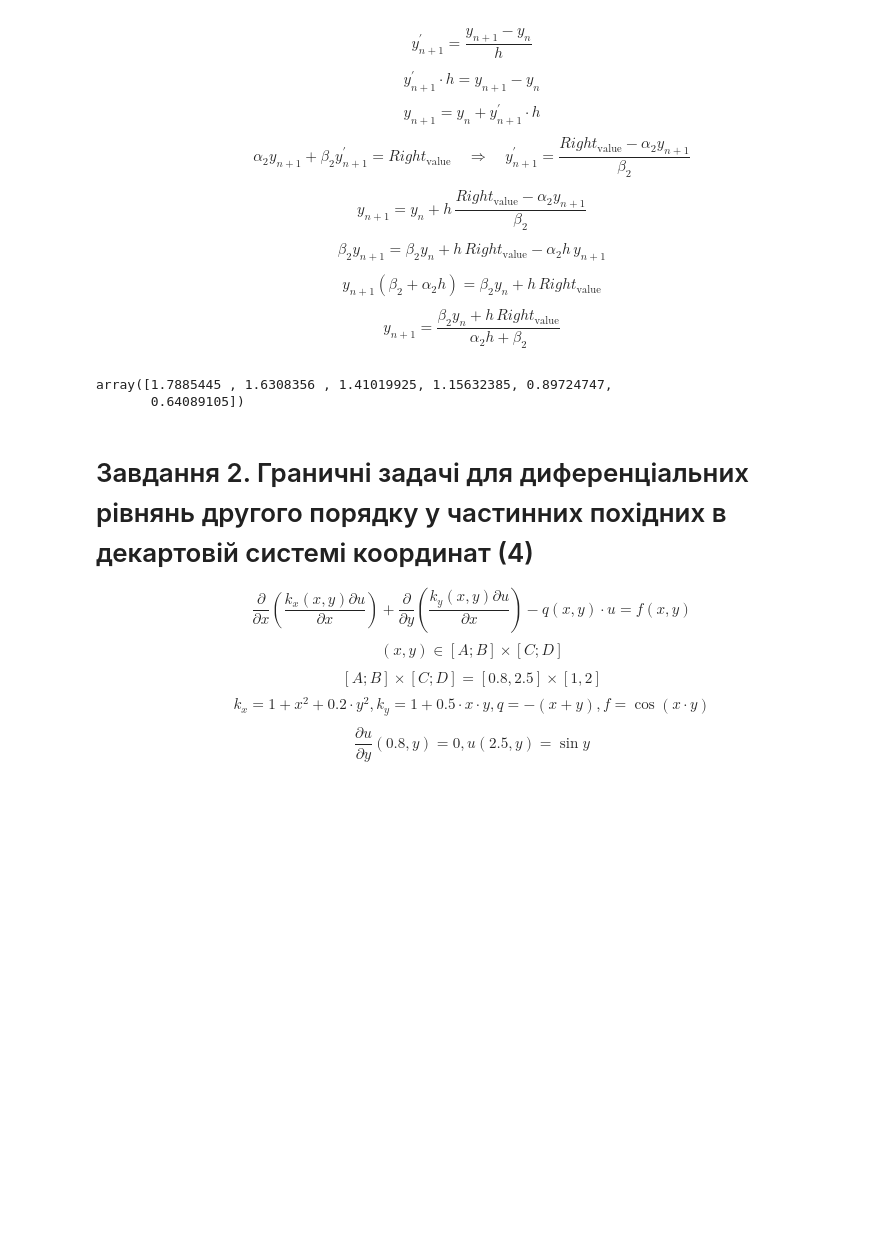
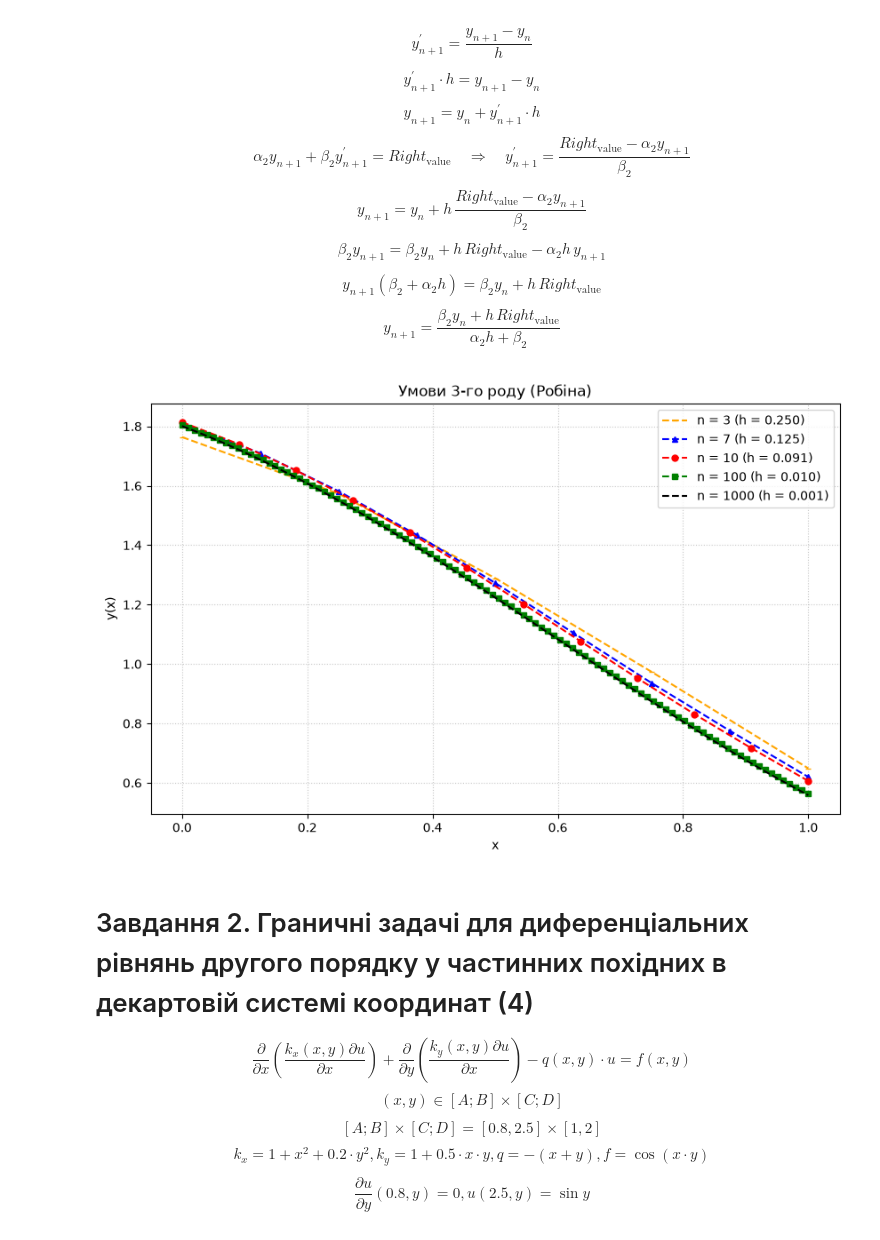
Before and after one commit to KlymentievMaksym/BMMNS, a Jupyter notebook: labs/lab1/lab1.ipynb, the cells around one changed output. Saved outputs shown, nothing was run; the diff lists cells and outputs as text; code cells hidden in the pictures; blank space fills up the shorter version.

```diff
--- a/labs/lab1/lab1.ipynb
+++ b/labs/lab1/lab1.ipynb
@@ -520,34 +582,43 @@ y_{n+1} \left( \beta_2 + \alpha_2 h \right) = \beta_2 y_n + h \, Right_{\text{va
 # %%
 alpha = [1, 2]
 beta = [1, 1]
 
 def modify_array_robin(A: np.ndarray, B: np.ndarray, C: np.ndarray, D: np.ndarray, A_0: float, C_np: float, y_start: float, y_end: float, h: float) -> None:
     B[0] += A_0 * beta[0]/(beta[0] - alpha[0] * h)
     D[0] += A_0 * (y_start * h)/(beta[0] - alpha[0] * h)
     B[-1] += C_np * beta[1]/(alpha[1] * h + beta[1])
     D[-1] -= C_np * (h * y_end)/(alpha[1] * h + beta[1])
 
 def modify_yse_robin(y_start: float, y_end: float, y_inside: np.ndarray, h: float) -> tuple[float, float]:
     y_start = (beta[0] * y_inside[0]  - h * y_start)  / (beta[0] - alpha[0] * h)
     y_end = (beta[1] * y_inside[-1] + h * y_end) / (alpha[1] * h + beta[1])
 
     return y_start, y_end
 
 solve_task1(
     P=lambda x: 1 + 0*x,
     Q=lambda x: x**2,
     R=lambda x: 1 + 0*x,
     f=lambda x: np.sin(x),
     y_start=1,
     y_end=0,
     limits=[0, 1],
     modify_array=modify_array_robin,
     modify_yse=modify_yse_robin,
     n=4
 )
+
+
+plot_comparisons(
+    task_name="Умови 3-го роду (Робіна)",
+    modify_array_func=modify_array_robin,
+    modify_yse_func=modify_yse_robin,
+    limits=[0, 1],
+    y_start=1,
+    y_end=0
+)
 # %% [output]
-array([1.7885445 , 1.6308356 , 1.41019925, 1.15632385, 0.89724747,
-       0.64089105])
+[figure, added]
 # %% [markdown]
 # Завдання 2. Граничні задачі для диференціальних рівнянь другого порядку у частинних похідних в декартовій системі координат (4)
 $$
```
Also changed, not shown: parts of 5 cells of this notebook.
